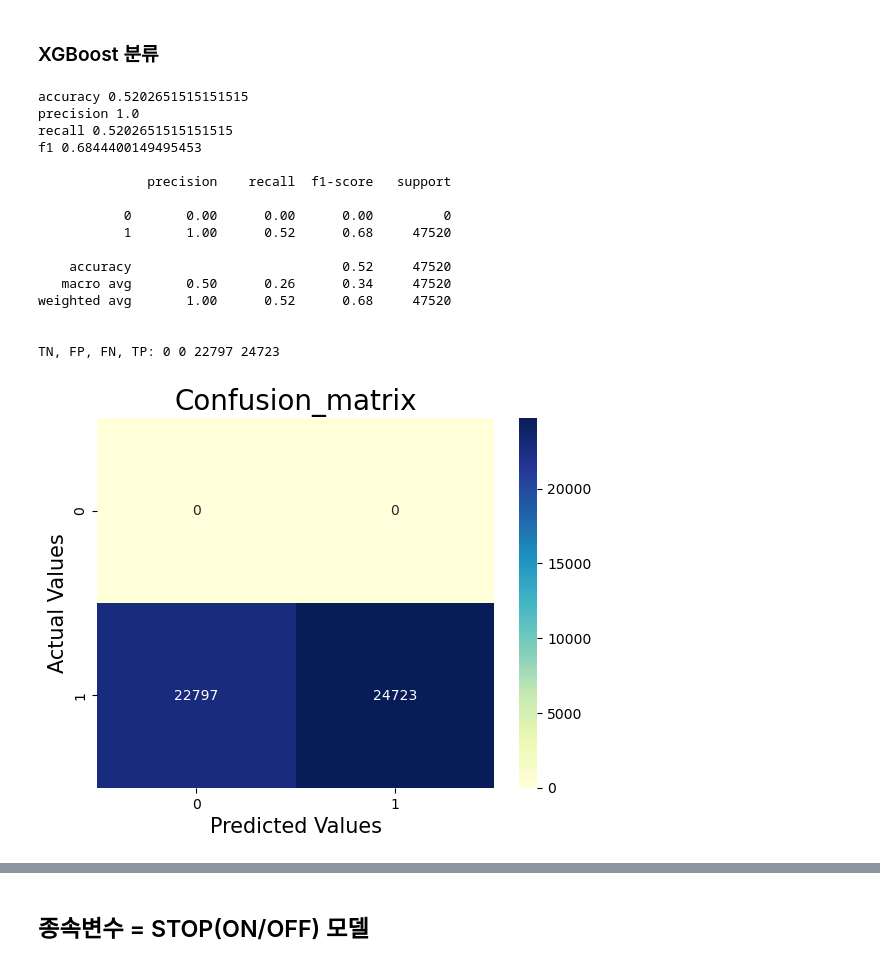
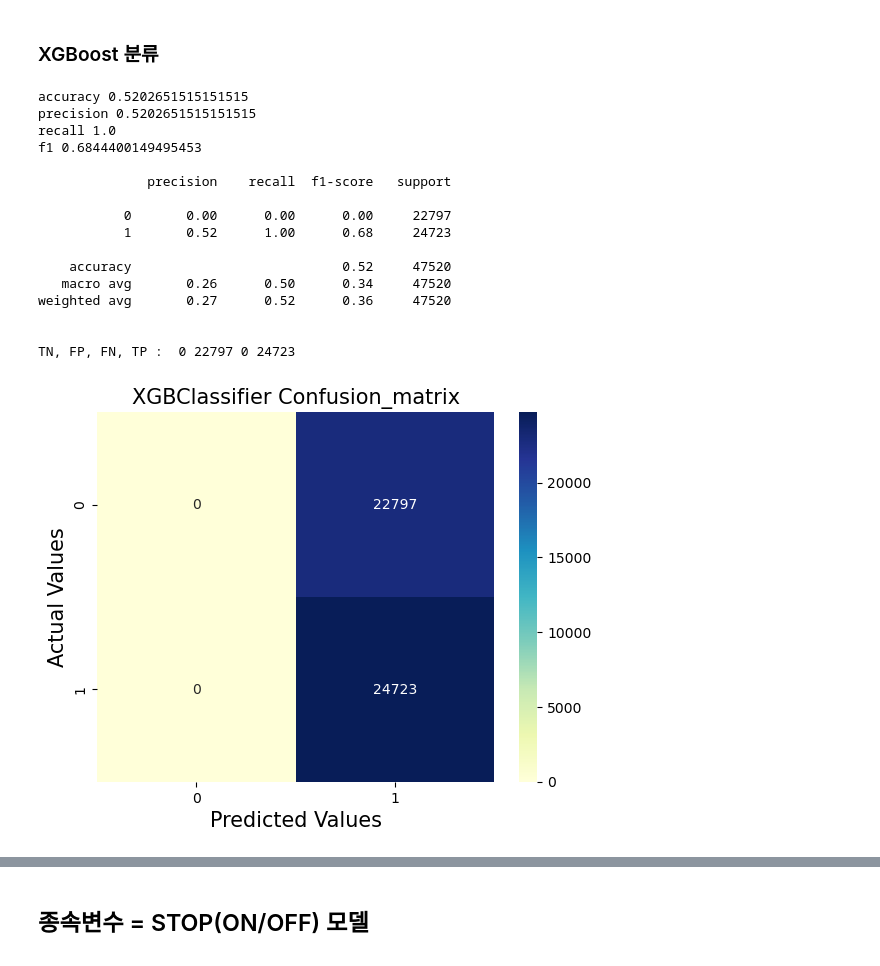
Before and after one commit to dbfla3831/STUDY, a Jupyter notebook: project/제조데이터_분석/핀성형기의_가동_상태_탐지.ipynb, the cells around one changed output, grey strips where cells are left out. Drawn from its saved outputs; the diff is of its cells as text; code cells hidden in the pictures.

```diff
--- a/project/제조데이터_분석/핀성형기의_가동_상태_탐지.ipynb
+++ b/project/제조데이터_분석/핀성형기의_가동_상태_탐지.ipynb
@@ -306,44 +347,44 @@ TN, FP, FN, TP: 22754 31 43 24692
 # %% [markdown]
 ### XGBoost 분류
 # %%
-xgb = XGBClassifier(learning_rate = 0.0001,objective = 'reg:squarederror')
-xgb.fit(np.array(X_train),np.array(y_train))
-xgb_pred = xgb.predict(np.array(X_test))
+xgb = XGBClassifier(learning_rate = 0.0001, objective = 'reg:squarederror') # object는 목적 함수 : 회귀 모델의 손실 함수를 지정. 예를 들어, 평균 제곱 오차를 최소화하는 모델을 학습할 때는 reg:squarederror를 사용
+xgb.fit(X_train, y_train)
+xgb_pred = xgb.predict(X_test)
 
-print('accuracy', accuracy_score(xgb_pred, y_test))
-print('precision', precision_score(xgb_pred, y_test))
-print('recall', recall_score(xgb_pred, y_test))
-print('f1', f1_score(xgb_pred, y_test))
+print('accuracy', accuracy_score(y_test, xgb_pred))
+print('precision', precision_score(y_test, xgb_pred))
+print('recall', recall_score(y_test, xgb_pred))
+print('f1', f1_score(y_test, xgb_pred))
 
 print()
 
 # 자세한 분류 보고서
-print(classification_report(xgb_pred, y_test))
+print(classification_report(y_test, xgb_pred))
 
 print()
 
-sns.heatmap(confusion_matrix(xgb_pred, y_test), annot = True, fmt = ".0f", cmap = 'YlGnBu')
+sns.heatmap(confusion_matrix(y_test, xgb_pred), annot = True, fmt = ".0f", cmap = 'YlGnBu')
 plt.xlabel('Predicted Values', size = 15)
 plt.ylabel('Actual Values', size = 15)
-plt.title('Confusion_matrix', size = 20)
+plt.title('XGBClassifier Confusion_matrix', size = 15)
 
-tn, fp, fn, tp = confusion_matrix(xgb_pred, y_test).ravel()
-print("TN, FP, FN, TP:",tn,fp,fn,tp)
+tn, fp, fn, tp = confusion_matrix(y_test, xgb_pred).ravel()
+print("TN, FP, FN, TP : ", tn, fp, fn, tp)
 # %% [output]
 accuracy 0.5202651515151515
-precision 1.0
-recall 0.5202651515151515
+precision 0.5202651515151515
+recall 1.0
 f1 0.6844400149495453
 
               precision    recall  f1-score   support
 
-           0       0.00      0.00      0.00         0
-           1       1.00      0.52      0.68     47520
+           0       0.00      0.00      0.00     22797
+           1       0.52      1.00      0.68     24723
 
     accuracy                           0.52     47520
-   macro avg       0.50      0.26      0.34     47520
-weighted avg       1.00      0.52      0.68     47520
+   macro avg       0.26      0.50      0.34     47520
+weighted avg       0.27      0.52      0.36     47520
 
 
-TN, FP, FN, TP: 0 0 22797 24723
+TN, FP, FN, TP :  0 22797 0 24723
-[figure, old version]
+[figure, new version]
```
Also changed, not shown: parts of 34 cells of this notebook.
